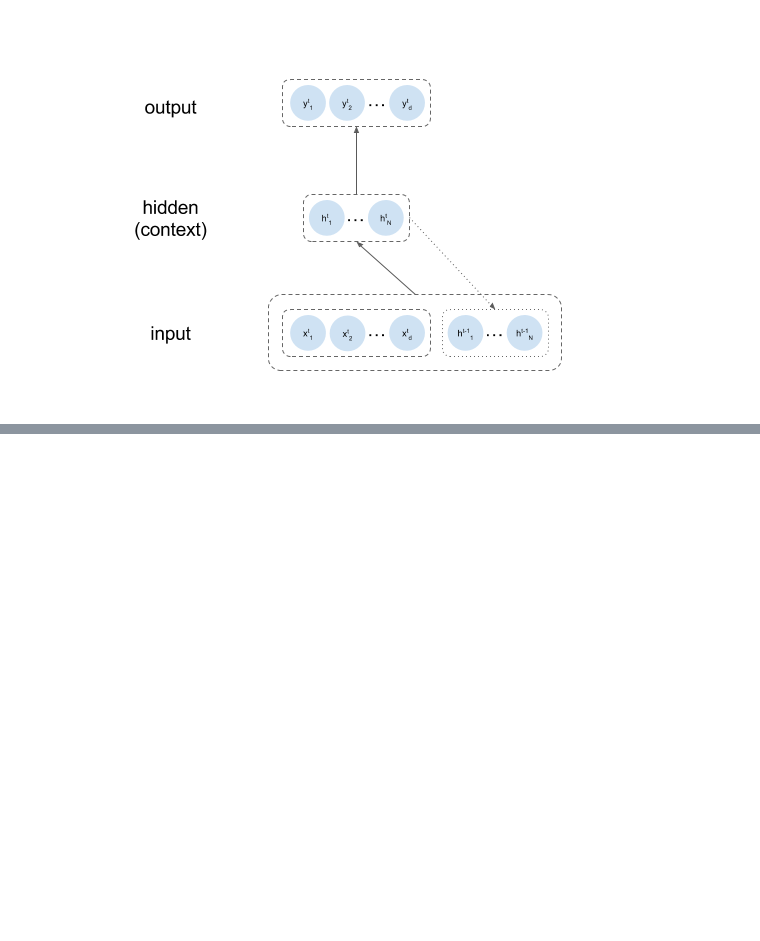
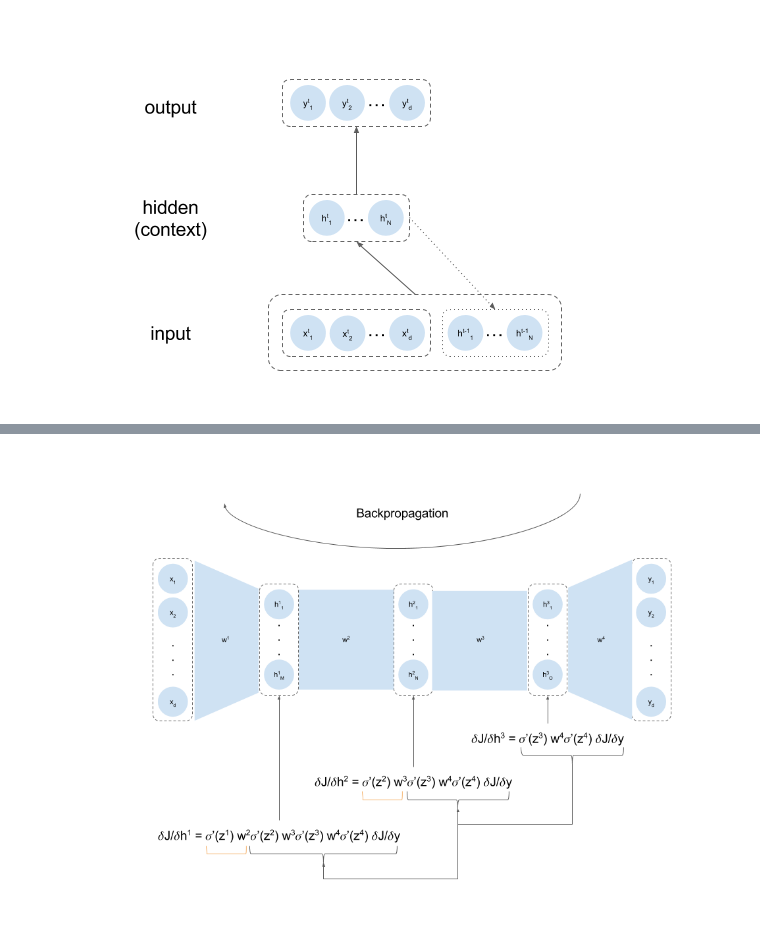
Before and after one commit to ArmiNouri/CognitiveComputing, a Jupyter notebook: DeepLearning/Overview/Overview.ipynb, the cells around one changed output, grey strips where cells are left out. Saved outputs shown, nothing was run; the diff lists cells and outputs as text; code cells hidden in the pictures; blank space fills up the shorter version.

```diff
--- a/DeepLearning/Overview/Overview.ipynb
+++ b/DeepLearning/Overview/Overview.ipynb
@@ -59,0 +64,4 @@ RNNs are very useful in capturing long-term dependencies in arbirtrarily long se
+# %%
+Image(filename='images/gradients.png')
+# %% [output]
+[figure, added]
```
Also changed, not shown: parts of 8 cells of this notebook, 4 other files.
